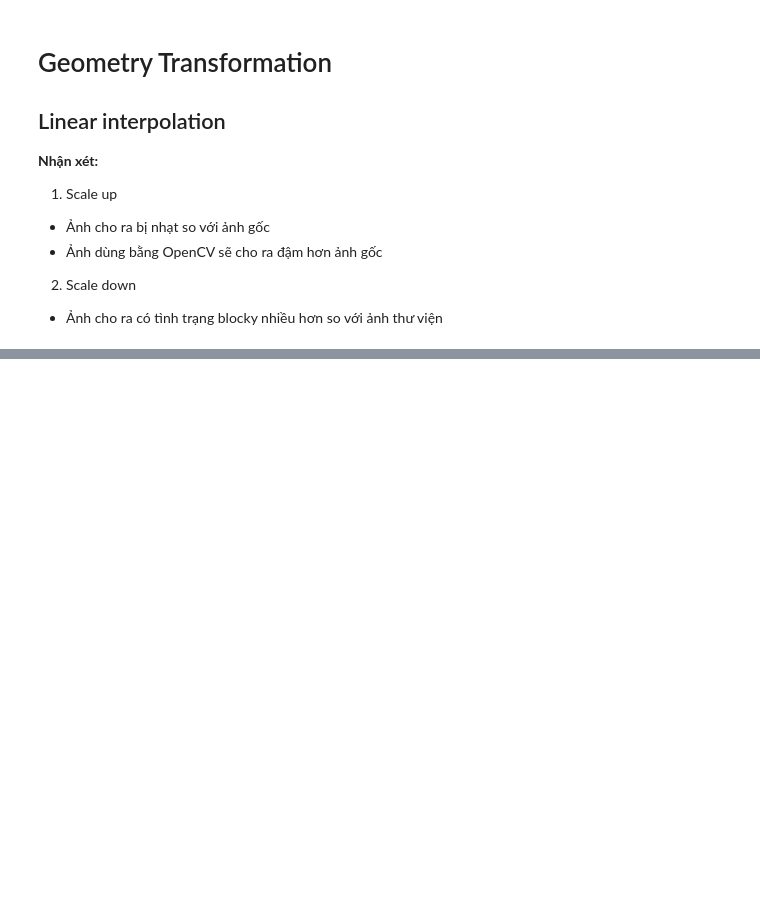
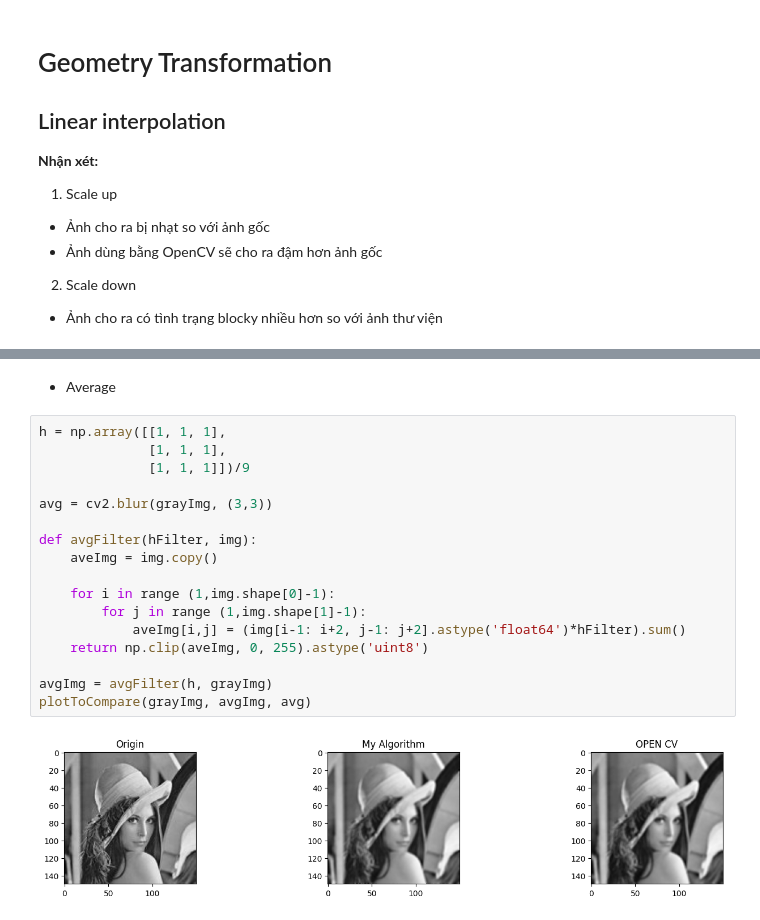
Before and after one commit to HoangKKim/Image-Video-Processing, a Jupyter notebook: Lab1.ipynb, the cells around one changed output, grey strips where cells are left out. Drawn from its saved outputs; the diff is of its cells as text; blank space fills up the shorter version.

```diff
--- a/Lab1.ipynb
+++ b/Lab1.ipynb
@@ -131,0 +187,21 @@ plotToCompare(grayImg, gArr, dst)
+# %% [markdown]
+- Average
+# %%
+h = np.array([[1, 1, 1],
+              [1, 1, 1],
+              [1, 1, 1]])/9
+
+avg = cv2.blur(grayImg, (3,3))
+
+def avgFilter(hFilter, img):
+    aveImg = img.copy()
+
+    for i in range (1,img.shape[0]-1):
+        for j in range (1,img.shape[1]-1):
+            aveImg[i,j] = (img[i-1: i+2, j-1: j+2].astype('float64')*hFilter).sum()
+    return np.clip(aveImg, 0, 255).astype('uint8')
+
+avgImg = avgFilter(h, grayImg)
+plotToCompare(grayImg, avgImg, avg)
+# %% [output]
+[figure, added]
```
Also changed, not shown: parts of 10 cells of this notebook, 13 other files.
